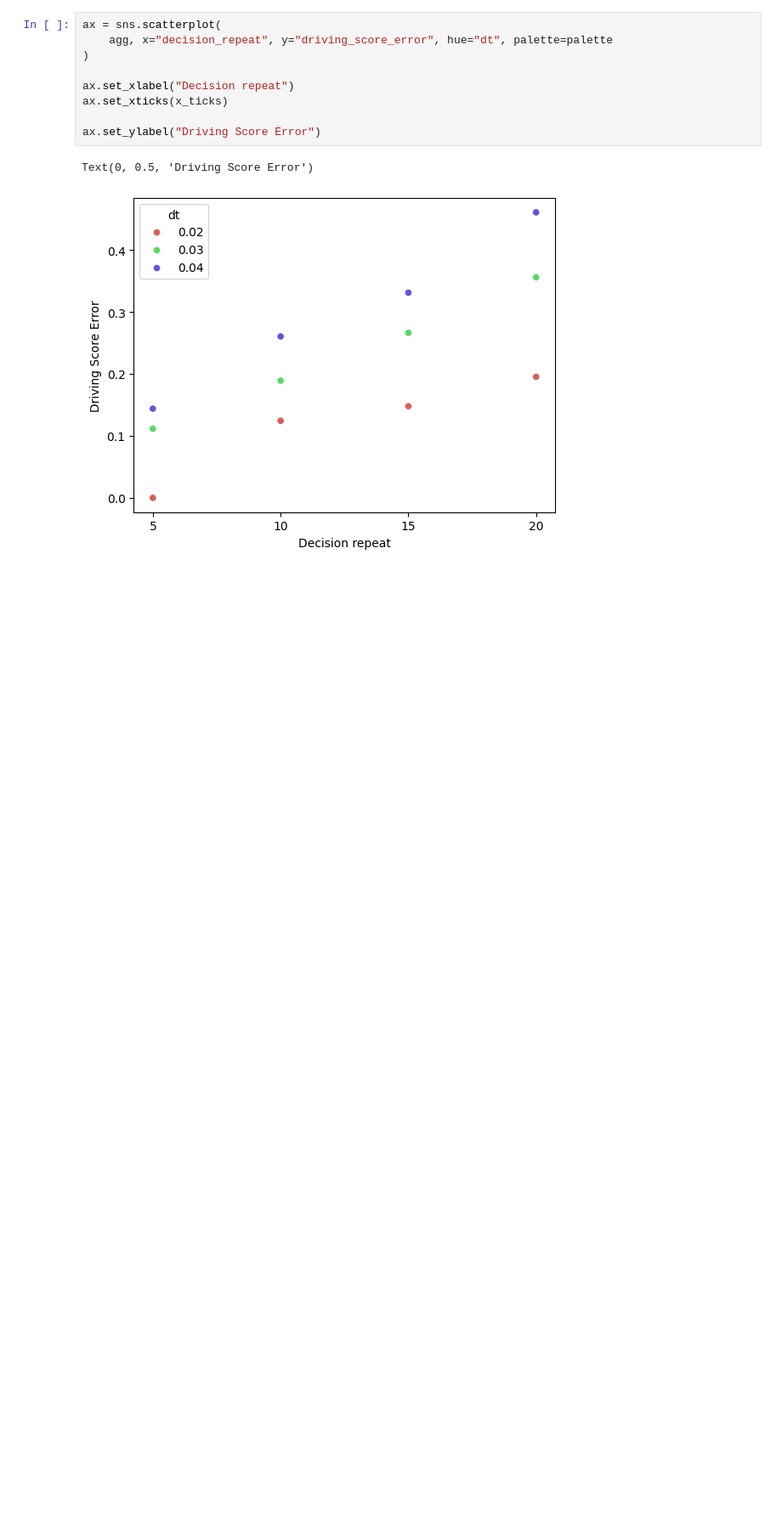
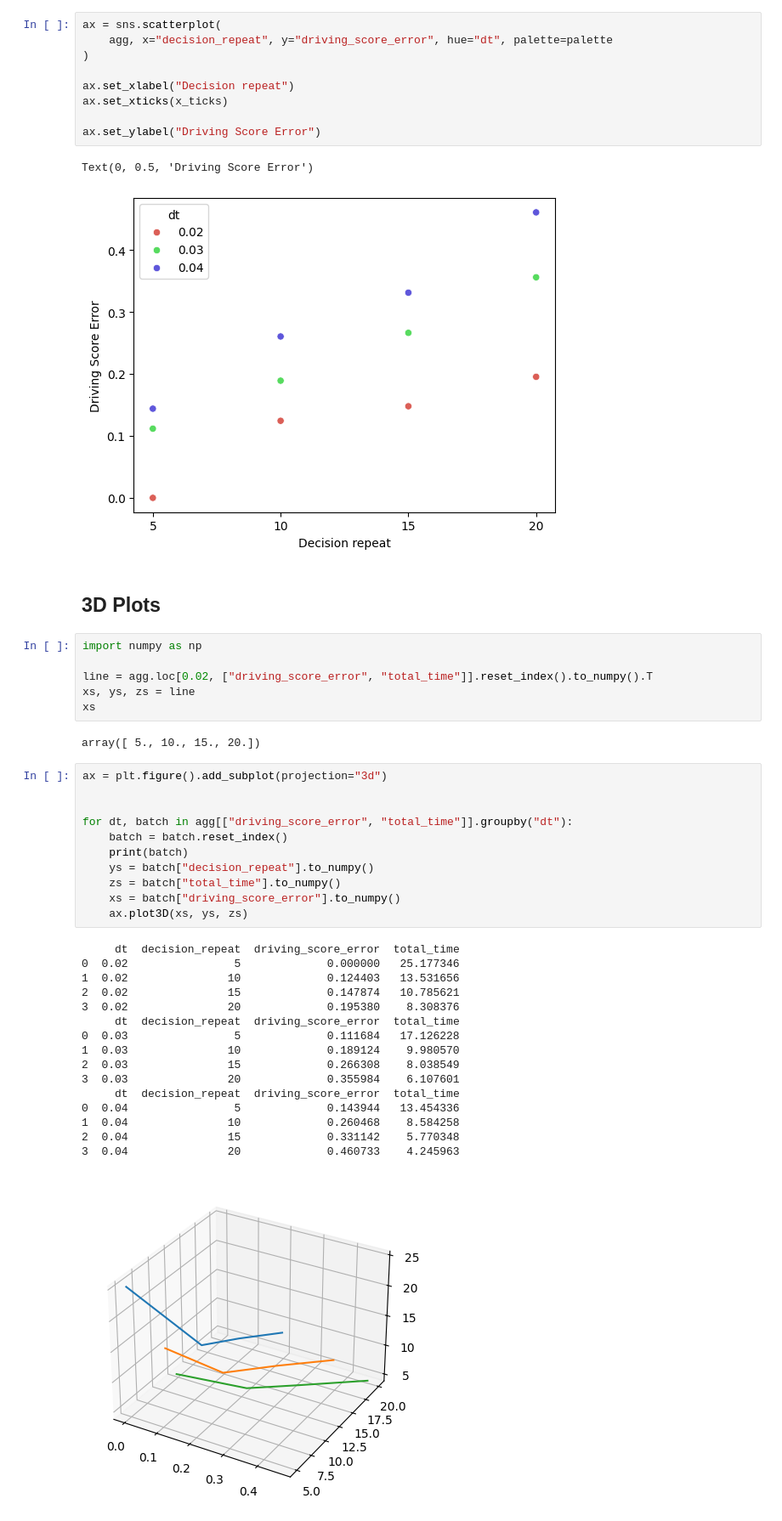
Before and after one commit to olek-osikowicz/metadrive, a Jupyter notebook: olek/analyze_rq1_rq2.ipynb, the cells around one changed output. Shown at 85% size. Drawn from its saved outputs; the diff is of its cells as text; blank space fills up the shorter version.

```diff
--- a/olek/analyze_rq1_rq2.ipynb
+++ b/olek/analyze_rq1_rq2.ipynb
@@ -172,3 +204,41 @@ ax.set_ylabel("Driving Score Error")
 # %% [output]
 Text(0, 0.5, 'Driving Score Error')
 [figure]
+# %% [markdown]
+## 3D Plots
+# %%
+import numpy as np
+
+line = agg.loc[0.02, ["driving_score_error", "total_time"]].reset_index().to_numpy().T
+xs, ys, zs = line
+xs
+# %% [output]
+array([ 5., 10., 15., 20.])
+# %%
+ax = plt.figure().add_subplot(projection="3d")
+
+
+for dt, batch in agg[["driving_score_error", "total_time"]].groupby("dt"):
+    batch = batch.reset_index()
+    print(batch)
+    ys = batch["decision_repeat"].to_numpy()
+    zs = batch["total_time"].to_numpy()
+    xs = batch["driving_score_error"].to_numpy()
+    ax.plot3D(xs, ys, zs)
+# %% [output]
+     dt  decision_repeat  driving_score_error  total_time
+0  0.02                5             0.000000   25.177346
+1  0.02               10             0.124403   13.531656
+2  0.02               15             0.147874   10.785621
+3  0.02               20             0.195380    8.308376
+     dt  decision_repeat  driving_score_error  total_time
+0  0.03                5             0.111684   17.126228
+1  0.03               10             0.189124    9.980570
+2  0.03               15             0.266308    8.038549
+3  0.03               20             0.355984    6.107601
+     dt  decision_repeat  driving_score_error  total_time
+0  0.04                5             0.143944   13.454336
+1  0.04               10             0.260468    8.584258
+2  0.04               15             0.331142    5.770348
+3  0.04               20             0.460733    4.245963
+[figure, added]
```
Also changed, not shown: parts of 8 cells of this notebook.
